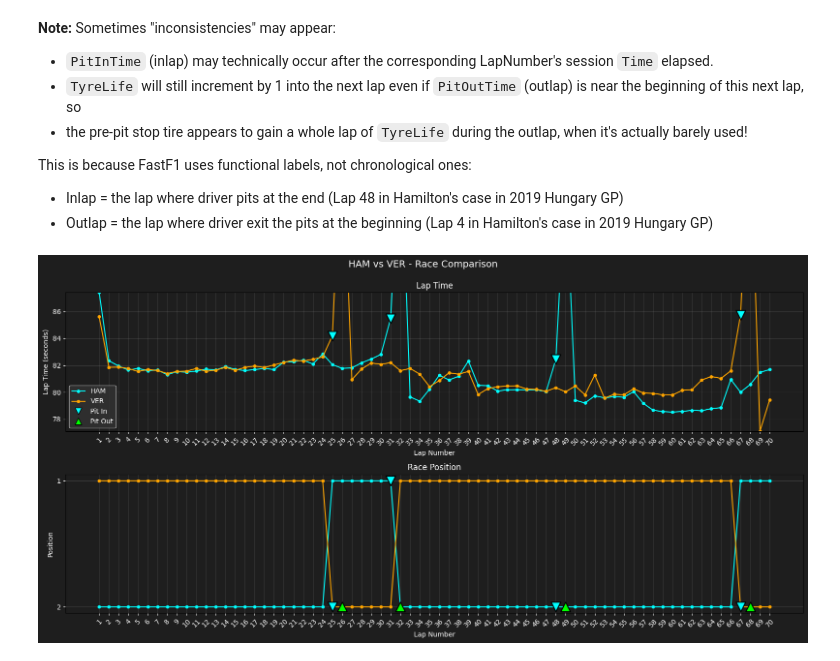
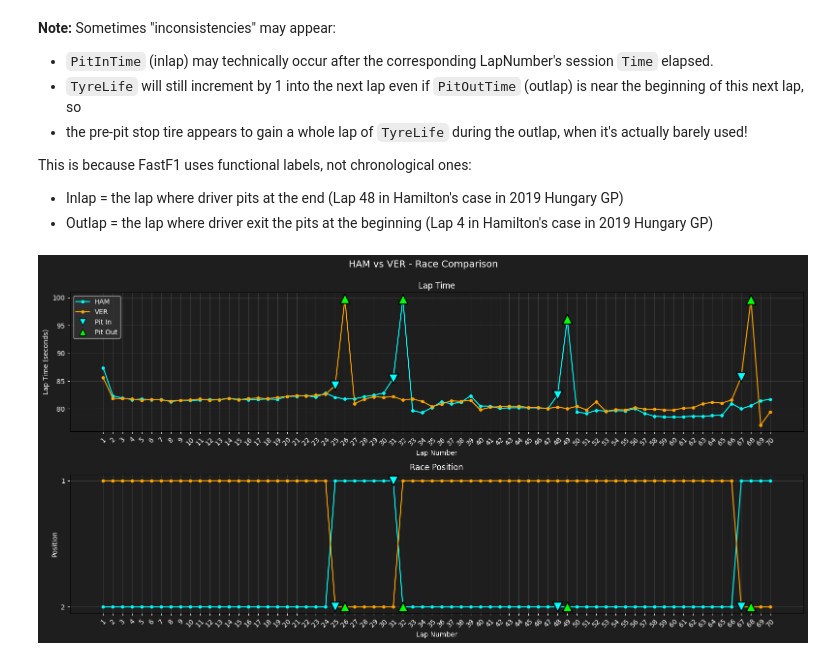
Before and after one commit to holistudio/f1_dash, a Jupyter notebook: src/eda.ipynb, the cells around one changed output. Cells and saved outputs as stored; diff of their text form; code cells hidden in the pictures.

```diff
--- a/src/eda.ipynb
+++ b/src/eda.ipynb
@@ -547,4 +543,4 @@ def plot_drivers_laps_positions(driver, reference_driver, lap_time_crop=False):
 # %%
-plot_drivers_laps_positions(driver='HAM', reference_driver='VER', lap_time_crop=True)
+plot_drivers_laps_positions(driver='HAM', reference_driver='VER', lap_time_crop=False)
 # %% [output]
-[figure, old version]
+[figure, new version]
```
Also changed, not shown: parts of 1 cell of this notebook.
